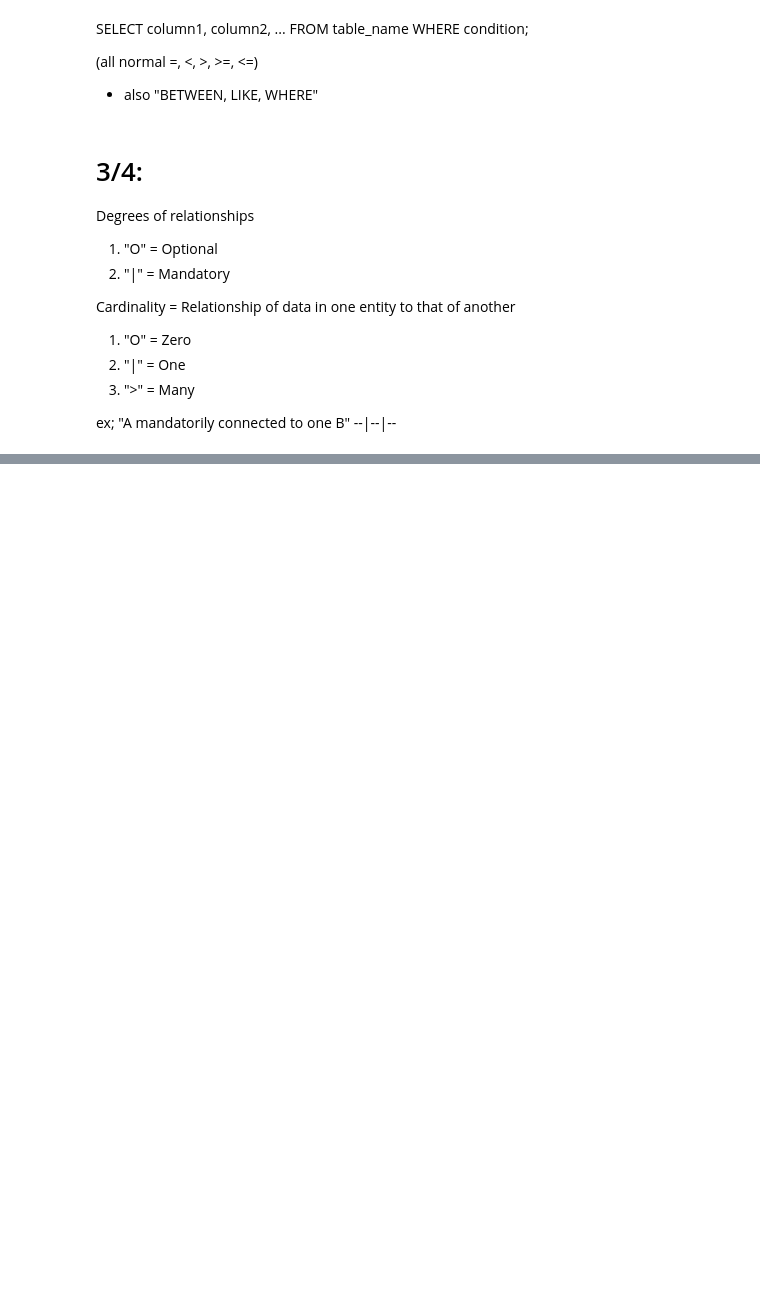
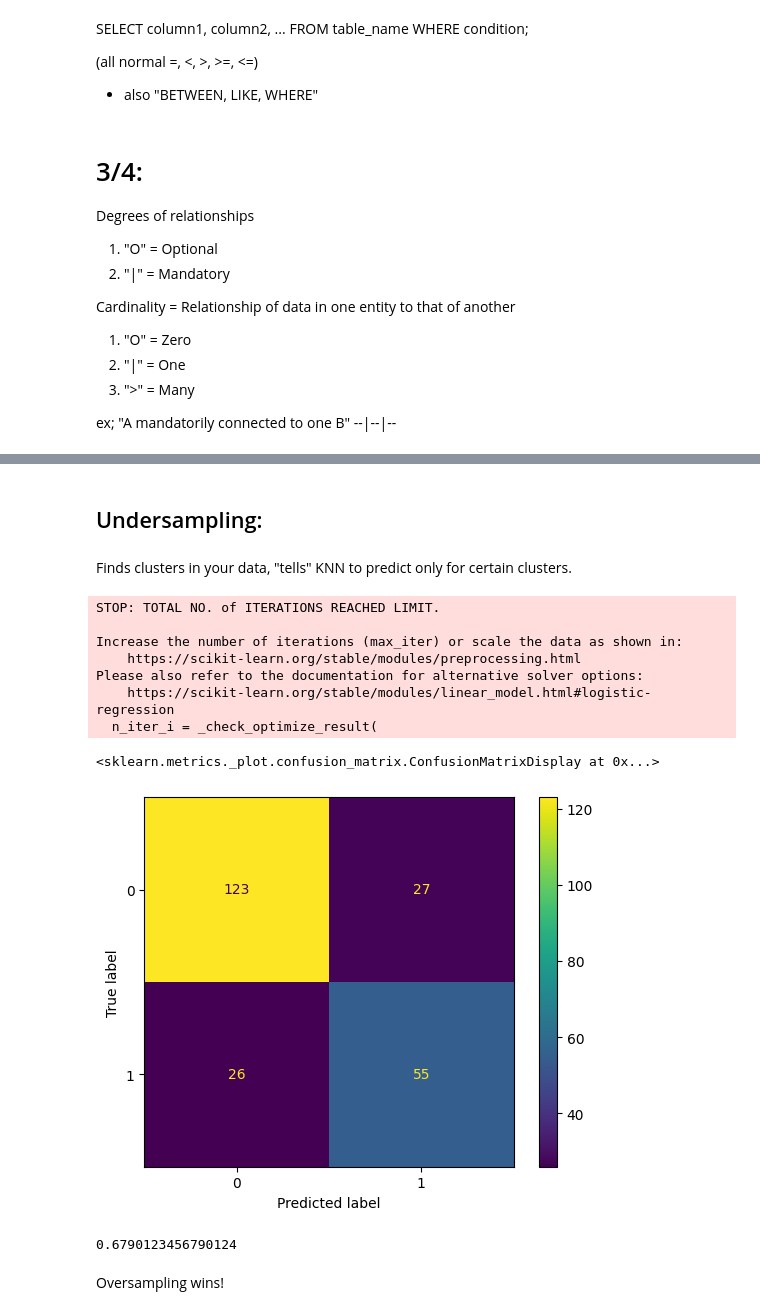
Before and after one commit to Co2Lo/Connor_CSCI_1070, a Jupyter notebook: Class_Notes.ipynb, the cells around one changed output, grey strips where cells are left out. Saved outputs shown, nothing was run; the diff lists cells and outputs as text; code cells hidden in the pictures; blank space fills up the shorter version.

```diff
--- a/Class_Notes.ipynb
+++ b/Class_Notes.ipynb
@@ -590,0 +771,32 @@ ex; "A mandatorily connected to one B" --|--|--
+# %% [markdown]
+## Undersampling:
+# %% [markdown]
+Finds clusters in your data, "tells" KNN to predict only for certain clusters.
+# %%
+from imblearn.under_sampling import ClusterCentroids
+
+rus = ClusterCentroids(random_state = 32)
+X_resampled, y_resampled = rus.fit_resample(X_train, y_train)
+
+model = LogisticRegression(random_state = 32)
+model.fit(X_resampled, y_resampled)
+
+y_pred = model.predict(X_test)
+
+ConfusionMatrixDisplay.from_estimator(model, X_test, y_test)
+# %% [output]
+STOP: TOTAL NO. of ITERATIONS REACHED LIMIT.
+
+Increase the number of iterations (max_iter) or scale the data as shown in:
+    https://scikit-learn.org/stable/modules/preprocessing.html
+Please also refer to the documentation for alternative solver options:
+    https://scikit-learn.org/stable/modules/linear_model.html#logistic-regression
+  n_iter_i = _check_optimize_result(
+<sklearn.metrics._plot.confusion_matrix.ConfusionMatrixDisplay at 0x...>
+[figure, added]
+# %%
+(55)/(55+26)
+# %% [output]
+0.6790123456790124
+# %% [markdown]
+Oversampling wins!
```
Also changed, not shown: parts of 20 cells of this notebook, 2 other files.
